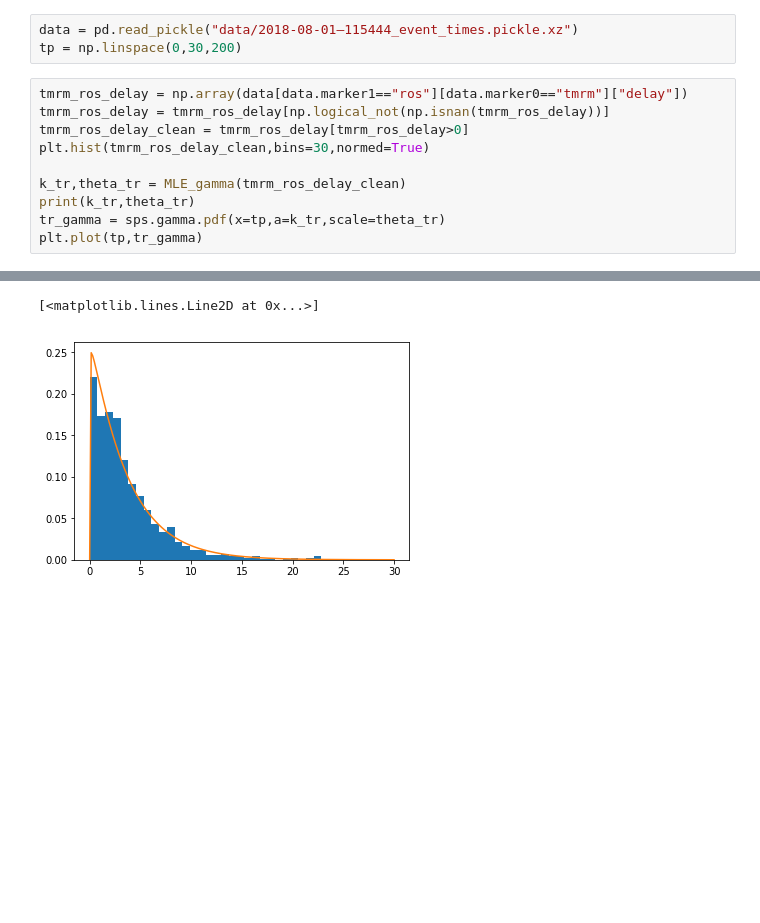
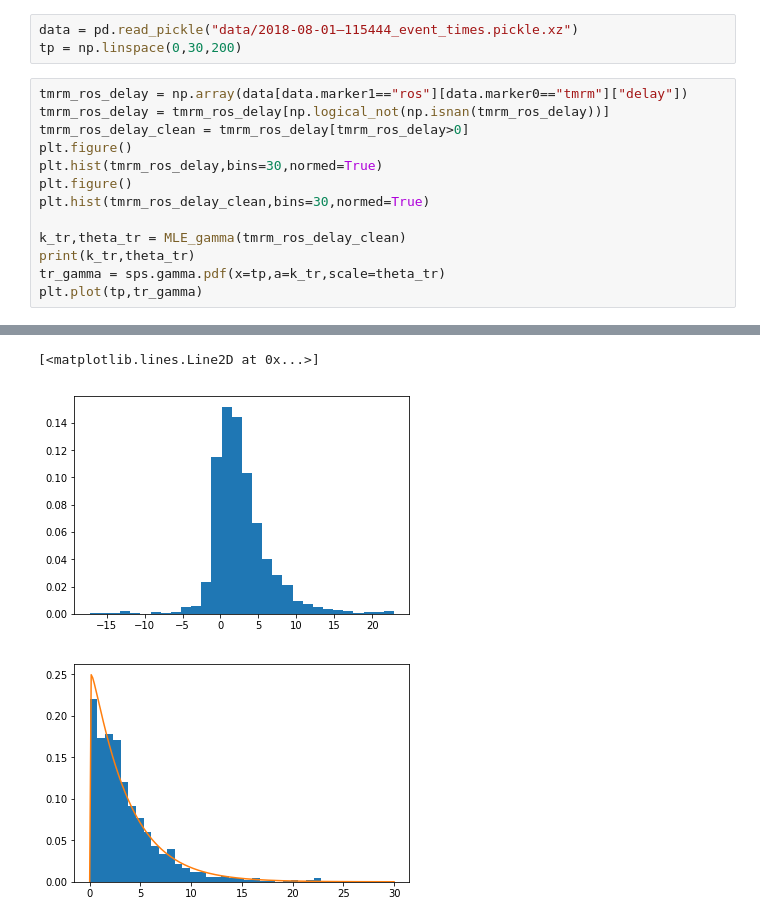
Before and after one commit to hstrey/Apoptosis-transitions, a Jupyter notebook: transition distributions.ipynb, the cells around one changed output, grey strips where cells are left out. Drawn from its saved outputs; the diff is of its cells as text; blank space fills up the shorter version.

```diff
--- a/transition distributions.ipynb
+++ b/transition distributions.ipynb
@@ -25,6 +25,9 @@ tp = np.linspace(0,30,200)
 tmrm_ros_delay = np.array(data[data.marker1=="ros"][data.marker0=="tmrm"]["delay"])
 tmrm_ros_delay = tmrm_ros_delay[np.logical_not(np.isnan(tmrm_ros_delay))]
 tmrm_ros_delay_clean = tmrm_ros_delay[tmrm_ros_delay>0]
+plt.figure()
+plt.hist(tmrm_ros_delay,bins=30,normed=True)
+plt.figure()
 plt.hist(tmrm_ros_delay_clean,bins=30,normed=True)
 
 k_tr,theta_tr = MLE_gamma(tmrm_ros_delay_clean)
@@ -36,5 +39,6 @@ plt.plot(tp,tr_gamma)
 [<matplotlib.lines.Line2D at 0x...>]
-[figure, old version]
+[figure, new version]
+[figure, added]
 # %%
 lyso_tmrm_delay = np.array(data[data.marker1=="tmrm"][data.marker0=="lyso"]["delay"])
 lyso_tmrm_delay = lyso_tmrm_delay[np.logical_not(np.isnan(lyso_tmrm_delay))]
```
Also changed, not shown: parts of 4 cells of this notebook.
